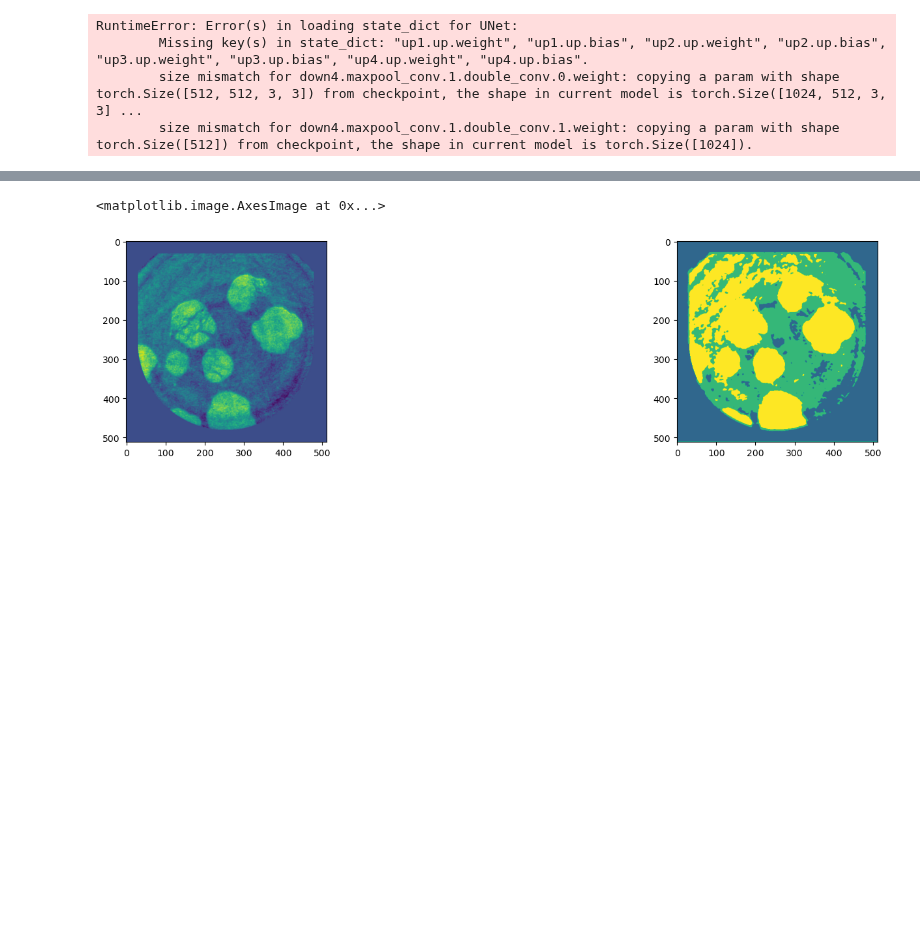
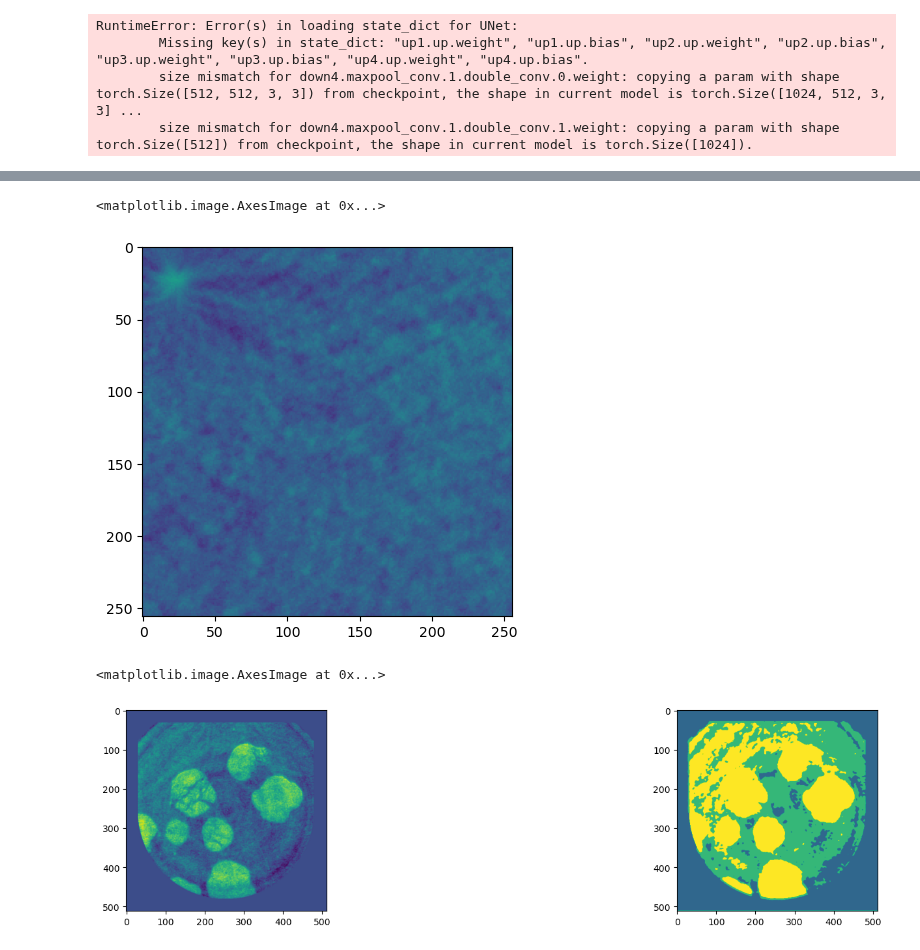
Before and after one commit to laura-rieger/segmenter, a Jupyter notebook: src/Examine in progress.ipynb, the cells around one changed output, grey strips where cells are left out. Cells and saved outputs as stored; diff of their text form; code cells hidden in the pictures; blank space fills up the shorter version.

Commit message:
before increased size

```diff
--- a/src/Examine in progress.ipynb
+++ b/src/Examine in progress.ipynb
@@ -90,3 +120,9 @@ net = net.train()
+# %%
+x_noise = x + np.random.normal(scale = .01, size = x.shape)
+plt.imshow(x_noise[0,0,1000:1256,1000:1256], vmin = 0, vmax = 1)
+# %% [output]
+<matplotlib.image.AxesImage at 0x...>
+[figure, added]
 # %%
 x,y,num_classes,class_dict = my_data.load_layer_data(oj(data_path, 'DataLNOop'))
 # x,y,num_classes,_ = my_data.load_layer_data(oj(data_path, 'lno'))
```
Also changed, not shown: parts of 14 cells of this notebook, 5 other files.
